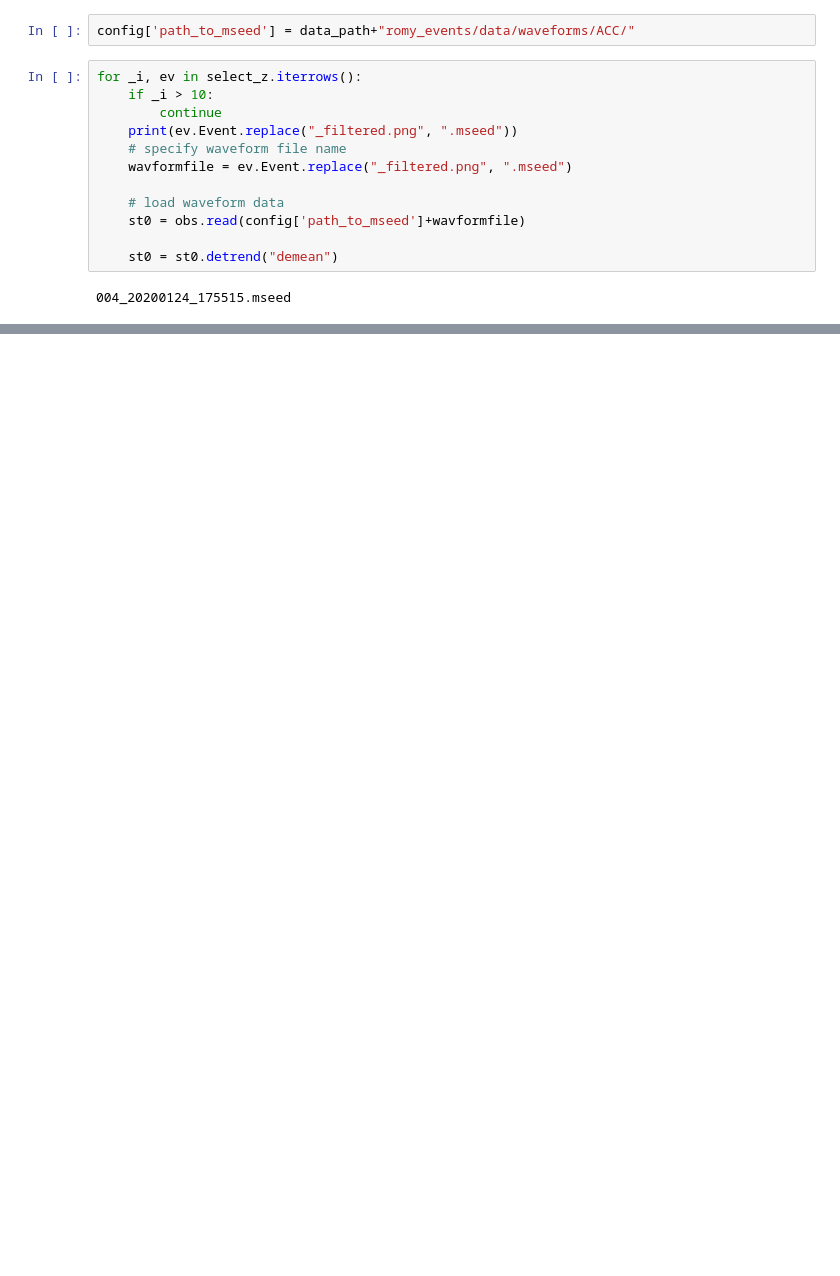
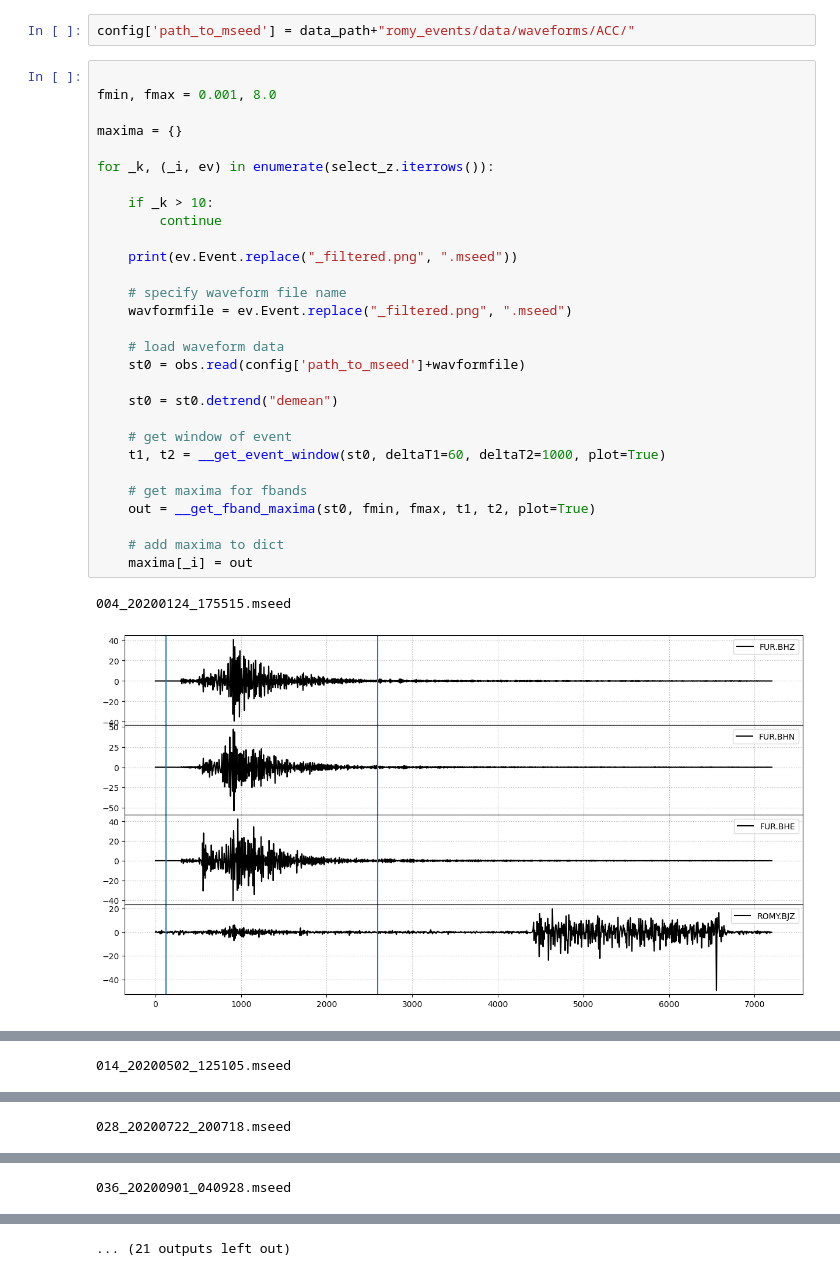
Before and after one commit to andbrocode/notebooks2, a Jupyter notebook: RomyEvents/RomyEvents_Data.ipynb, the cells around one changed output, grey strips where cells are left out. Cells and saved outputs as stored; diff of their text form; blank space fills up the shorter version.

```diff
--- a/RomyEvents/RomyEvents_Data.ipynb
+++ b/RomyEvents/RomyEvents_Data.ipynb
@@ -144,16 +265,34 @@ Index(['timestamp', 'latitude', 'longitude', 'depth', 'magnitude', 'type',
 # %%
 config['path_to_mseed'] = data_path+"romy_events/data/waveforms/ACC/"
 # %%
-for _i, ev in select_z.iterrows():
-    if _i > 10:
+
+fmin, fmax = 0.001, 8.0
+
+maxima = {}
+
+for _k, (_i, ev) in enumerate(select_z.iterrows()):
+
+    if _k > 10:
         continue
+
     print(ev.Event.replace("_filtered.png", ".mseed"))
+
     # specify waveform file name
     wavformfile = ev.Event.replace("_filtered.png", ".mseed")
 
     # load waveform data
     st0 = obs.read(config['path_to_mseed']+wavformfile)
 
     st0 = st0.detrend("demean")
+
+    # get window of event
+    t1, t2 = __get_event_window(st0, deltaT1=60, deltaT2=1000, plot=True)
+
+    # get maxima for fbands
+    out = __get_fband_maxima(st0, fmin, fmax, t1, t2, plot=True)
+
+    # add maxima to dict
+    maxima[_i] = out
 # %% [output]
 004_20200124_175515.mseed
+[figure, added]
@@ -159,0 +300 @@ for _i, ev in select_z.iterrows():
+014_20200502_125105.mseed
@@ -159,0 +303 @@ for _i, ev in select_z.iterrows():
+028_20200722_200718.mseed
@@ -159,0 +306 @@ for _i, ev in select_z.iterrows():
+036_20200901_040928.mseed
@@ -159,0 +309 @@ for _i, ev in select_z.iterrows():
+... (21 outputs left out)
```
Also changed, not shown: parts of 10 cells of this notebook, 1 other file.
